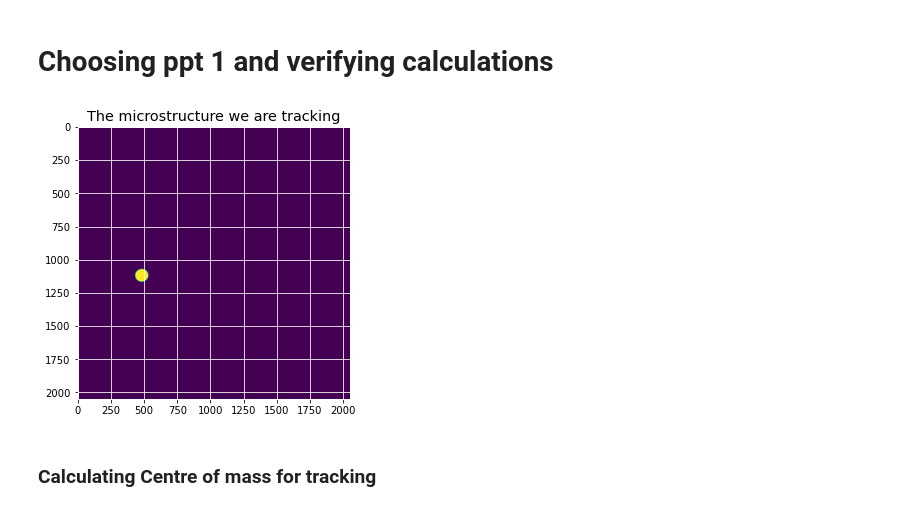
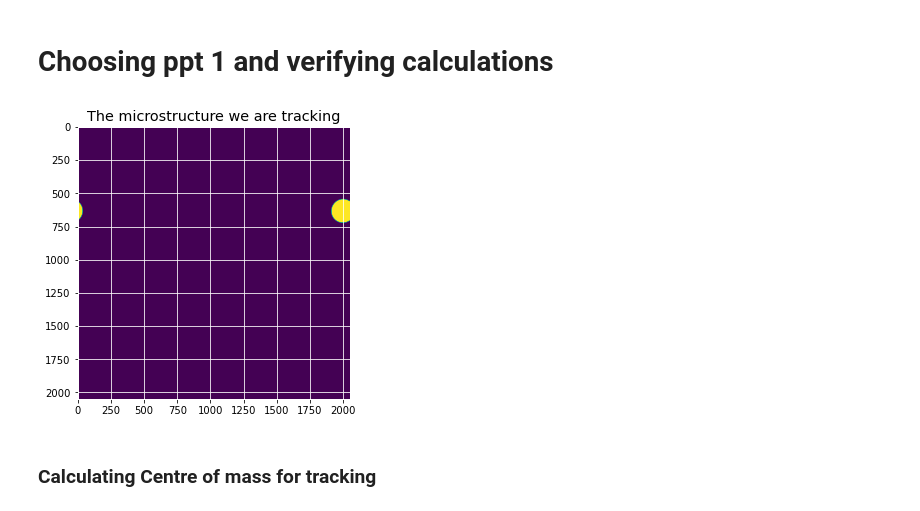
Before and after one commit to nhgowtham/MicrostructureStatistics, a Jupyter notebook: Everything for circular spinodal.ipynb, the cells around one changed output. Cells and saved outputs as stored; diff of their text form; code cells hidden in the pictures.

```diff
--- a/Everything for circular spinodal.ipynb
+++ b/Everything for circular spinodal.ipynb
@@ -166,10 +141,12 @@ plt.show()
 # %% [markdown]
 # Hoshen Kopleman plots
 # %%
-img_1 = corr.dat_to_numpy(list_files[1000])
+img_1 = corr.dat_to_numpy(list_files[1900])
 img_1 = vel.gaussian_filter(img_1,5)
 img_1 = (img_1>0.5)*1
+start= time.time()
 labels = hosh.hoshenKoplemanLabels(img_1)
+print(time.time()-start, ' seconds')
 plt.rcParams["figure.figsize"] = (5,5)
 plt.imshow(labels)
 plt.colorbar()
@@ -188,10 +166,12 @@ Text(0.5, 1.0, 'Size Distribution')
 # %% [markdown]
 # Choosing ppt 1  and verifying calculations
 # %%
-plt.imshow(labels==134)
+theChosenOne = 10
+plt.rcParams["figure.figsize"] = (5,5)
+plt.imshow(labels==theChosenOne)
 plt.title('The microstructure we are tracking')
 plt.show()
 # %% [output]
-[figure, old version]
+[figure, new version]
 # %% [markdown]
 ### Calculating Centre of mass for tracking
```
Also changed, not shown: parts of 15 cells of this notebook, 1 other file.
